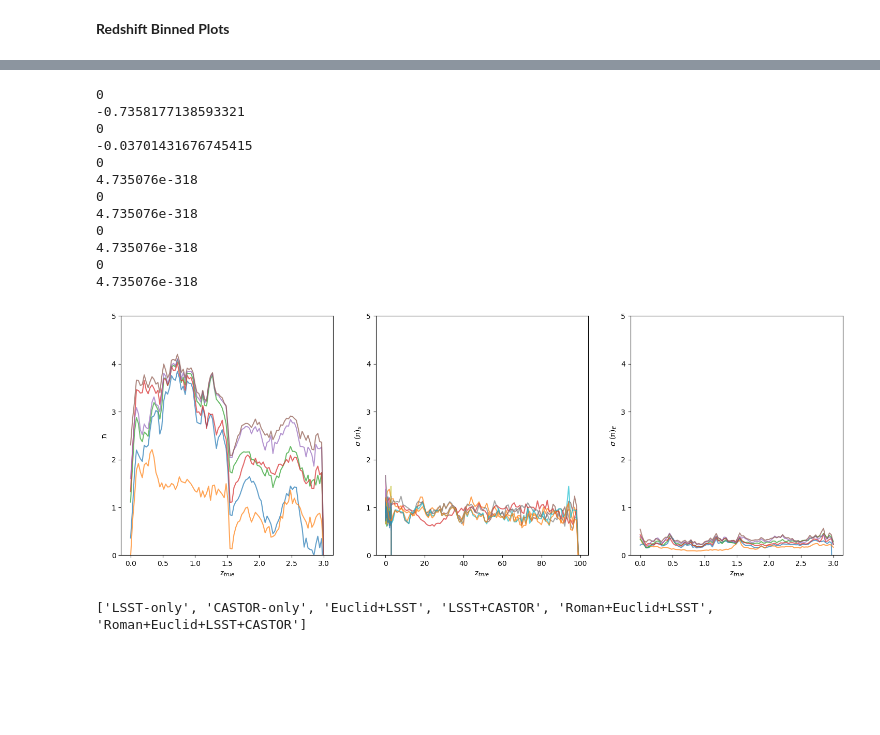
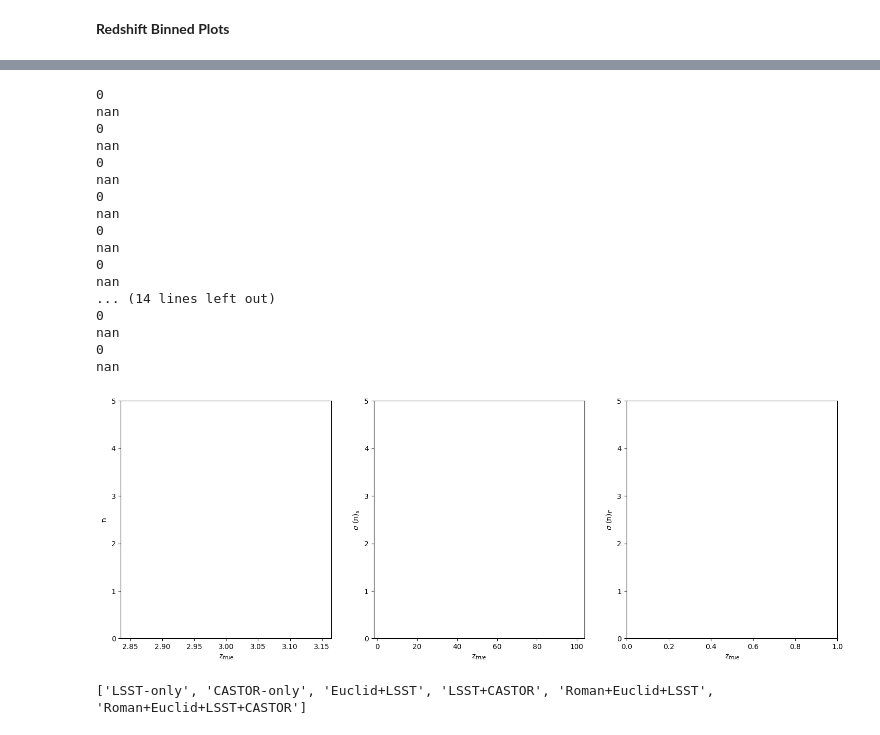
Before and after one commit to aimalz/CASTORpz, a Jupyter notebook: TLM_redshift_and_color_evolution.ipynb, the cells around one changed output, grey strips where cells are left out. Saved outputs shown, nothing was run; the diff lists cells and outputs as text; code cells hidden in the pictures; blank space fills up the shorter version.

Commit message:
Updating to plot with new flows (including LSST u+Y)

```diff
--- a/TLM_redshift_and_color_evolution.ipynb
+++ b/TLM_redshift_and_color_evolution.ipynb
@@ -161,4 +244,6 @@ WARNING:jax._src.xla_bridge:No GPU/TPU found, falling back to CPU. (Set TF_CPP_M
 # %%
+available_os = list(test_catalogs.keys())
+
 flows = {}
 for os in available_os:
-  flows[os] = FlowEnsemble(file=f"Oct_flows_draftpzflow_ensemble_for_{os}.pkl")
+  flows[os] = FlowEnsemble(file=f"June_1_runs/pzflow_ensemble_for_{os}.pkl")
@@ -311,12 +415,12 @@ catalogs["Roman+Euclid+LSST"] = pd.DataFrame({'CASTOR_ID': ID, 'z_true': z_true,
 # %%
 
-available_os = ['LSST-only',
-                'CASTOR-only',
-                'Euclid+LSST',
-                'LSST+CASTOR',
-                'Roman+Euclid+LSST',
-                'Roman+Euclid+LSST+CASTOR']
+# available_os = ['LSST-only',
+#                 'CASTOR-only',
+#                 'Euclid+LSST',
+#                 'LSST+CASTOR',
+#                 'Roman+Euclid+LSST',
+#                 'Roman+Euclid+LSST+CASTOR']
 
-just_tav = {}
-for os in available_os:
-  just_tav[os] = flows[os].log_prob(catalogs[os])
+# tav = {}
+# for os in available_os:
+#   tav[os] = flows[os].log_prob(catalogs[os])
@@ -431,7 +546,8 @@ def bin_in_redshift(all_tlm, inf_mask):
   zbins = np.linspace(0, 3, 100)
   avgtav = {}
   errtav = {}
-  for os in available_os:
+  # for os in available_os:
+  for os in ['LSST-only']:
     print(os)
     plotran = np.empty_like(zbins)
     ploterr = np.empty_like(zbins)
@@ -441,19 +557,25 @@ def bin_in_redshift(all_tlm, inf_mask):
     if 'logprob' not in catalogs[os].columns.values:
       catalogs[os] = catalogs[os][~inf_mask[os]]
       catalogs[os]['logprob'] = all_tlm[os]
-      print(catalogs[os].columns)
 
-      print('shape is: ')
+      # print(catalogs[os].columns)
 
-      print(np.shape(catalogs[os]))
+      # print('shape is: ')
+
+      # print(np.shape(catalogs[os]))
+
+    print(all_tlm[os])
     for i, zmin in enumerate(zbins[:-1]):
       zmax = zbins[i+1]
+      print(zmax)
       subset = catalogs[os][(catalogs[os]['z_true'] >= zmin) & (catalogs[os]['z_true'] < zmax)]
       # print((zmin, len(subset), zmax))
       vals = subset['logprob']
-      mean = np.mean(vals[vals >   -3])
+      mean = np.mean(subset['logprob'])
+      # mean = np.mean(vals[vals >   -3])
       # print(mean)
-      std = np.std(vals[vals > -3])
+      # std = np.std(vals[vals > -3])
+      std = np.std(subset['logprob'])
       plotran[i] = mean
       ploterr[i] = std #len(vals))
 
@@ -464,5 +594,5 @@ def bin_in_redshift(all_tlm, inf_mask):
 # %%
-all_tlm, is_inf_mask = compute_milb(new_tav, available_os)
+all_tlm, is_inf_mask = compute_milb(tav, available_os)
 
 avgtav, errtav = bin_in_redshift(all_tlm, is_inf_mask)
 # %% [output]
@@ -499,41 +645,46 @@ for os in available_os:
   print(np.min(avgtav[os]))
   ax[0].plot(zbins, avgtav[os], label=os, alpha=0.7)
   ax[1].plot(zbins, errtav[os], errtav[os], alpha = 0.7)
-  ax[2].plot(zbins, binned_variance[os], label =os, alpha = 0.7)
+  # ax[2].plot(zbins, binned_variance[os], label =os, alpha = 0.7)
 
 # ax[0].set_ylim(-10, 5)
 # ax[0].legend(fontsize = 8)
 ax[0].set_xlabel('z$_{true}$')
 ax[0].set_ylabel(chr(0x05ea))
 ax[0].set_ylim(0, 5)
 
 # ax[0].legend(fontsize = 8)
 ax[1].set_xlabel('z$_{true}$')
 ax[1].set_ylabel('$\sigma$ (' + chr(0x05ea) +')$_s$')
 ax[1].set_ylim(0, 5)
 
 ax[2].set_ylabel('$\sigma$ (' + chr(0x05ea) +')$_E$')
 ax[2].set_xlabel('z$_{true}$')
 ax[2].set_ylim(0, 5)
 
 plt.savefig('redshift_binned_with_uncertainty_same_scales.png')
 
 
 # ax[0].set_ylim(-2, 5)
 # %% [output]
 0
--0.7358177138593321
+nan
 0
--0.03701431676745415
+nan
 0
-4.735076e-318
+nan
 0
-4.735076e-318
+nan
 0
-4.735076e-318
+nan
 0
-4.735076e-318
+nan
+... (14 lines left out)
+0
+nan
+0
+nan
-[figure, old version]
+[figure, new version]
 # %%
 def compute_milb_ensemble(just_tav, available_os):
 
```
Also changed, not shown: parts of 23 cells of this notebook.
